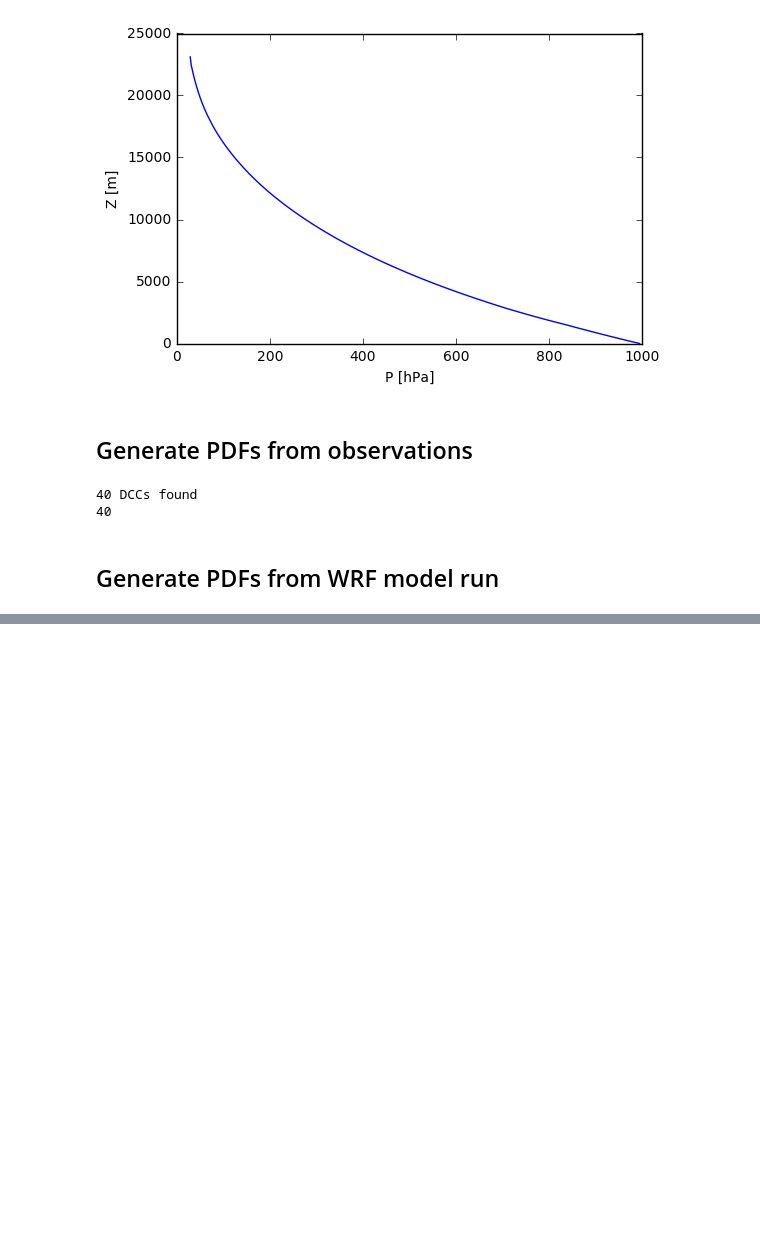
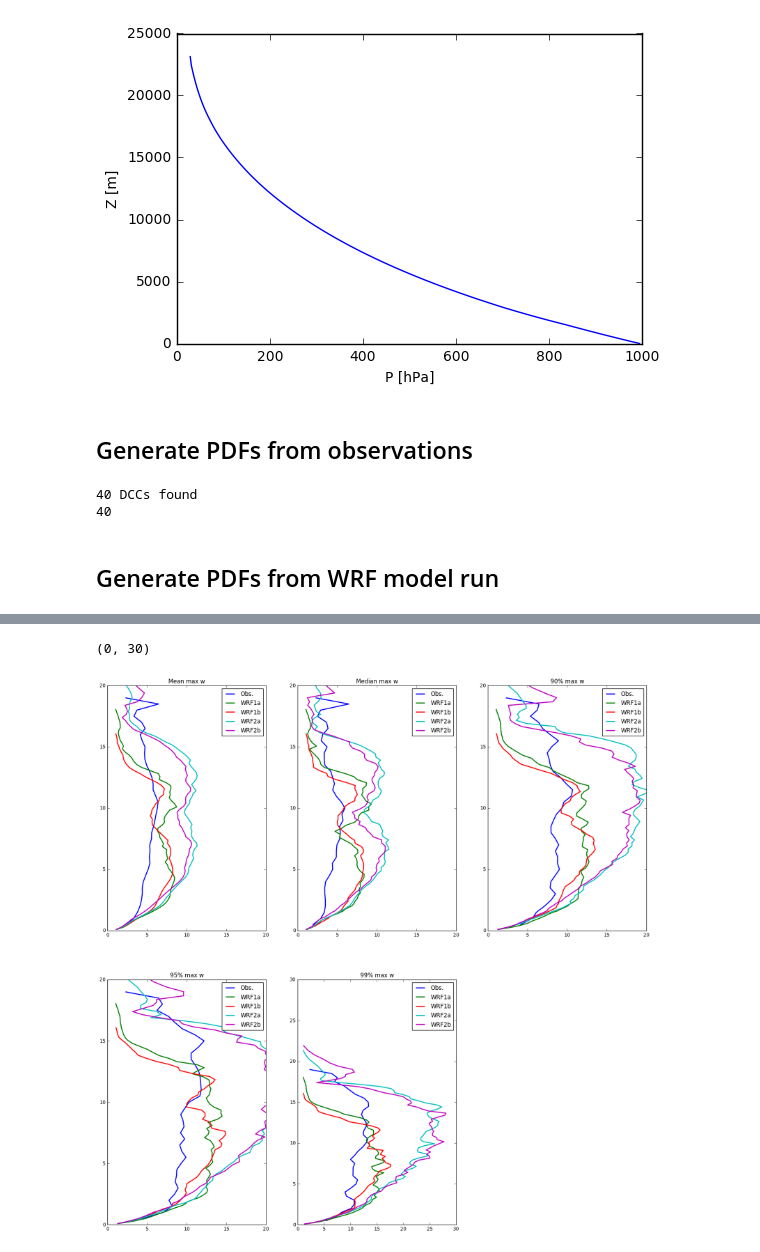
Before and after one commit to EVS-ATMOS/twpice_mmic, a Jupyter notebook: w pdfs.ipynb, the cells around one changed output, grey strips where cells are left out. Saved outputs shown, nothing was run; the diff lists cells and outputs as text; code cells hidden in the pictures; blank space fills up the shorter version.

```diff
--- a/w pdfs.ipynb
+++ b/w pdfs.ipynb
@@ -28,9 +35,13 @@ def area_anal(pixel_area, rr_x, rain_rates):
             Rm_rainrate[i] = 0.0
     return N_rainrate, A_rainrate, Rm_rainrate
 # %%
-data_path = 'C:/Users/rjackson/Documents/data/multidop_grids/'
-wrf_file = 'C:/Users/rjackson/Documents/data/wrftestdata/wrfout_d01_2006-01-20_000000'
-conv_strat_path = 'C:/Users/rjackson/Documents/data/conv_stratiform/'
+data_path = '/home/rjackson/usb_drive/multidop_grids/'
+wrf_file_list = ['/home/rjackson/satoshi_runs/twp1a/wrfout_d01_2006-01-20_00:00:00',
+                 '/home/rjackson/satoshi_runs/twp1b/wrfout_d01_2006-01-20_00:00:00',
+                 '/home/rjackson/satoshi_runs/twp2a/wrfout_d01_2006-01-20_00:00:00',
+                 '/home/rjackson/satoshi_runs/twp2b/wrfout_d01_2006-01-20_00:00:00']
+wrf_run_names = ['twp1a', 'twp1b', 'twp2a', 'twp2b']
+conv_strat_path = '/home/rjackson/usb_drive/conv_stratiform/'
 
 # get_radar_times
 #     start_year = Start year of animation
@@ -587,0 +631,55 @@ plt.title('Solid = Obs., Dashed = WRF')
+# %%
+plt.figure(figsize=(20,20))
+plt.subplot(231)
+plt.title('Mean max w')
+h1 = plt.plot(mean_w, z_levels, label="Median", linewidth=2)
+h2 = plt.plot(mean_w_wrf[0], height_level[0]/1e3, label="Median WRF", linewidth=2)
+h3 = plt.plot(mean_w_wrf[1], height_level[1]/1e3, label="Median WRF", linewidth=2)
+h4 = plt.plot(mean_w_wrf[2], height_level[2]/1e3, label="Median WRF", linewidth=2)
+h5 = plt.plot(mean_w_wrf[3], height_level[3]/1e3, label="Median WRF", linewidth=2)
+plt.legend(['Obs.', 'WRF1a', 'WRF1b', 'WRF2a', 'WRF2b'])
+plt.xlim([0, 20])
+plt.ylim([0, 20])
+plt.subplot(232)
+plt.title('Median max w')
+h1 = plt.plot(median_w, z_levels, label="Median", linewidth=2)
+h2 = plt.plot(median_w_wrf[0], height_level[0]/1e3, label="Median WRF", linewidth=2)
+h3 = plt.plot(median_w_wrf[1], height_level[1]/1e3, label="Median WRF", linewidth=2)
+h4 = plt.plot(median_w_wrf[2], height_level[2]/1e3, label="Median WRF", linewidth=2)
+h5 = plt.plot(median_w_wrf[3], height_level[3]/1e3, label="Median WRF", linewidth=2)
+plt.legend(['Obs.', 'WRF1a', 'WRF1b', 'WRF2a', 'WRF2b'])
+plt.xlim([0, 20])
+plt.ylim([0, 20])
+plt.subplot(233)
+plt.title('90% max w')
+h1 = plt.plot(ninety_w, z_levels, label="Median", linewidth=2)
+h2 = plt.plot(ninety_w_wrf[0], height_level[0]/1e3, label="Median WRF", linewidth=2)
+h3 = plt.plot(ninety_w_wrf[1], height_level[1]/1e3, label="Median WRF", linewidth=2)
+h4 = plt.plot(ninety_w_wrf[2], height_level[2]/1e3, label="Median WRF", linewidth=2)
+h5 = plt.plot(ninety_w_wrf[3], height_level[3]/1e3, label="Median WRF", linewidth=2)
+plt.legend(['Obs.', 'WRF1a', 'WRF1b', 'WRF2a', 'WRF2b'])
+plt.xlim([0, 20])
+plt.ylim([0, 20])
+plt.subplot(234)
+plt.title('95% max w')
+h1 = plt.plot(ninety_five_w, z_levels, label="Median", linewidth=2)
+h2 = plt.plot(ninety_five_w_wrf[0], height_level[0]/1e3, label="Median WRF", linewidth=2)
+h3 = plt.plot(ninety_five_w_wrf[1], height_level[1]/1e3, label="Median WRF", linewidth=2)
+h4 = plt.plot(ninety_five_w_wrf[2], height_level[2]/1e3, label="Median WRF", linewidth=2)
+h5 = plt.plot(ninety_five_w_wrf[3], height_level[3]/1e3, label="Median WRF", linewidth=2)
+plt.legend(['Obs.', 'WRF1a', 'WRF1b', 'WRF2a', 'WRF2b'])
+plt.xlim([0, 20])
+plt.ylim([0, 20])
+plt.subplot(235)
+plt.title('99% max w')
+h1 = plt.plot(ninety_nine_w, z_levels, label="Median", linewidth=2)
+h2 = plt.plot(ninety_nine_w_wrf[0], height_level[0]/1e3, label="Median WRF", linewidth=2)
+h3 = plt.plot(ninety_nine_w_wrf[1], height_level[1]/1e3, label="Median WRF", linewidth=2)
+h4 = plt.plot(ninety_nine_w_wrf[2], height_level[2]/1e3, label="Median WRF", linewidth=2)
+h5 = plt.plot(ninety_nine_w_wrf[3], height_level[3]/1e3, label="Median WRF", linewidth=2)
+plt.legend(['Obs.', 'WRF1a', 'WRF1b', 'WRF2a', 'WRF2b'])
+plt.xlim([0, 30])
+plt.ylim([0, 30])
+# %% [output]
+(0, 30)
+[figure, added]
```
Also changed, not shown: parts of 6 cells of this notebook.
